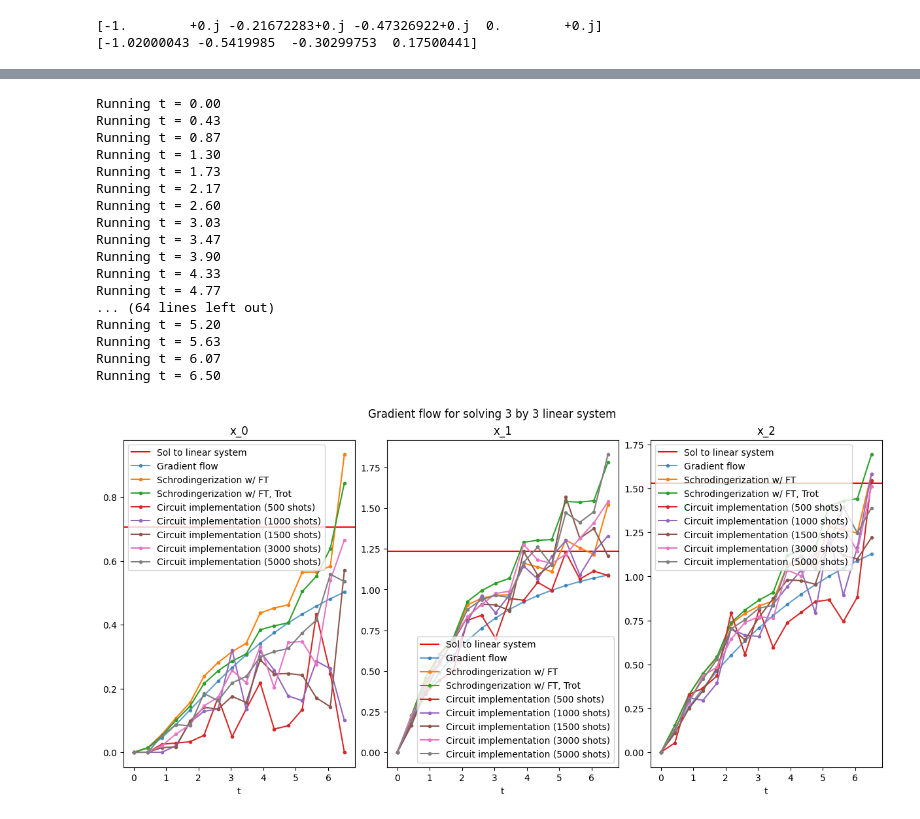
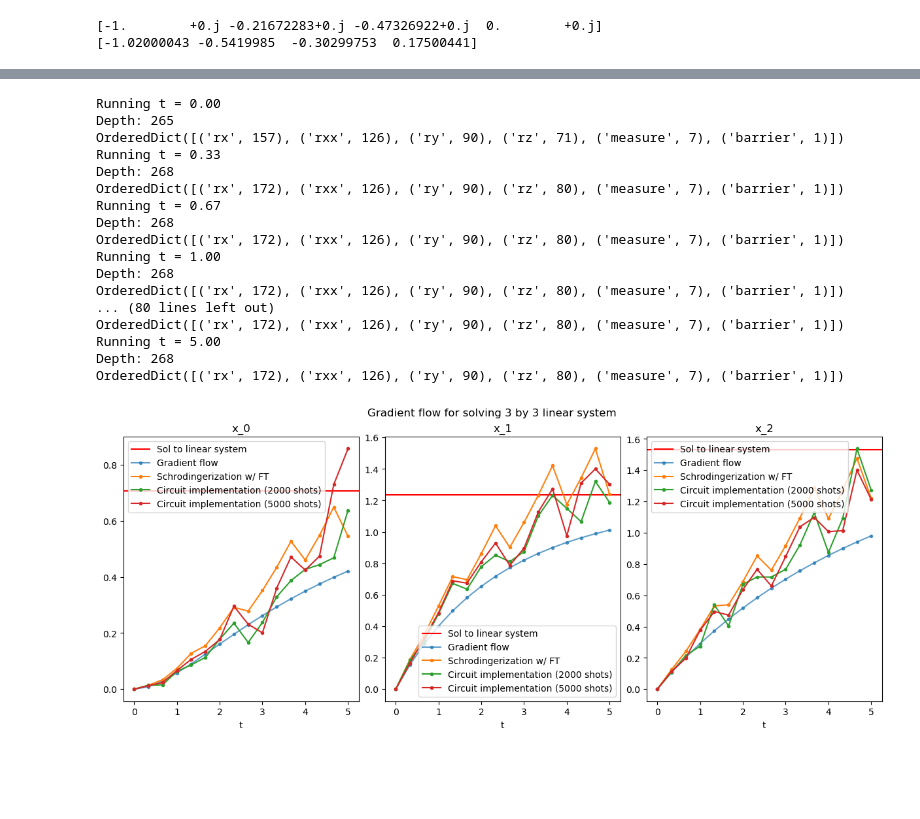
Before and after one commit to jli0108/quantum-diff-eq-ham-ebd, a Jupyter notebook: linear_system_std_binary.ipynb, the cells around one changed output, grey strips where cells are left out. Saved outputs shown, nothing was run; the diff lists cells and outputs as text; code cells hidden in the pictures; blank space fills up the shorter version.

```diff
--- a/linear_system_std_binary.ipynb
+++ b/linear_system_std_binary.ipynb
@@ -309,7 +308,7 @@ for i in range(3):
     axs[i].plot(t_vals, u_recover[:,i].real, '-o', label="Schrodingerization w/ FD", markersize=3)
 
     axs[i].plot(t_vals, u_recover_ft[:,i].real, '-o', label="Schrodingerization w/ FT", markersize=3)
-    axs[i].plot(t_vals, u_recover_trot[:,i].real, '-o', label="Schrodingerization w/ FT, Trot", markersize=3)
+    # axs[i].plot(t_vals, u_recover_trot[:,i].real, '-o', label="Schrodingerization w/ FT, Trot", markersize=3)
     # axs[i].plot(t_vals, sol_augmented.y[i], '--o', label="scipy augmented ODE", linewidth=3, alpha=0.7)
 
     axs[i].plot(t_vals, sol_gf.y[i], '-o', label="Gradient flow", alpha=0.7, markersize=3)
@@ -332,12 +354,20 @@ def get_pauli_weight(pauli_str):
     return weight
 
 def get_pauli_index(pauli_str):
-    assert get_pauli_weight(pauli_str) == 1
+    indices, paulis = get_pauli_indices(pauli_str)
+    assert len(indices) == 1, "Pauli string should have weight 1"
+    return indices[0], paulis[0]
+
+def get_pauli_indices(pauli_str):
     n = len(pauli_str)
-    i = 0
-    while pauli_str[n-1-i] == 'I':
-        i += 1
-    return i, pauli_str[n-1-i]
+    indices = []
+    paulis = []
+    for i in range(n):
+        pauli = pauli_str[n-1-i]
+        if pauli != 'I':
+            paulis.append(pauli)
+            indices.append(i)
+    return indices, paulis
 
 def pauli_to_int(pauli):
     if pauli == 'X':
@@ -664,3 +855,8 @@ def get_full_circuit(n_x, n_p, t, H_1, H_2, r):
 #     u_recover_circ[i] = (normalization_factor * np.exp(a) * np.sum(np.reshape(np.sqrt(dist_sim), newshape=(dimension + 1, N_p))[:,a_idx:], axis=1) * h)[:-1].real
 #     # plt.legend()
 #     # plt.show()
+# %%
+circuit = get_full_circuit(n_x, n_p, T, H_1, H_2, r=4)
+circuit.measure_all()
+compiled_circuit = transpile(circuit, basis_gates=['rx', 'ry', 'rz', 'rxx'], optimization_level=1)
+compiled_circuit.count_ops()
@@ -667,9 +870,9 @@ def get_full_circuit(n_x, n_p, t, H_1, H_2, r):
 # %%
-shots_vals = [500, 1000, 1500, 3000, 5000]
+shots_vals = [2000, 5000]
 
 t_vals = np.linspace(0, T, N_t)
 
-fig, axs = plt.subplots(1, dimension, constrained_layout=True, facecolor="white", figsize=(12,6))
+fig, axs = plt.subplots(1, dimension, constrained_layout=True, facecolor="white", figsize=(12,5))
 
 aspect = 0.4
 
@@ -681,7 +884,7 @@ for i in range(3):
     # axs[i].plot(t_vals, u_recover[:,i].real, '-o', label="Schrodingerization w/ FD", markersize=3)
 
     axs[i].plot(t_vals, u_recover_ft[:,i].real, '-o', label="Schrodingerization w/ FT", markersize=3)
-    axs[i].plot(t_vals, u_recover_trot[:,i].real, '-o', label="Schrodingerization w/ FT, Trot", markersize=3)
+    # axs[i].plot(t_vals, u_recover_trot[:,i].real, '-o', label="Schrodingerization w/ FT, Trot", markersize=3)
     # axs[i].plot(t_vals, sol_augmented.y[i], '--o', label="scipy augmented ODE", linewidth=3, alpha=0.7)
     # axs[i].plot(t_vals, u_recover_circ[:,i].real, '-o', label="Circuit implementation", markersize=3)
 
@@ -701,11 +904,11 @@ for shots in shots_vals:
         print(f"Running t ={t : 0.2f}")
 
         # Simulate with sampling
-        circuit = get_full_circuit_naive_trotter(n_x, n_p, t, H_1, H_2, r)
+        circuit = get_full_circuit(n_x, n_p, t, H_1, H_2, r)
         circuit.measure_all()
-        compiled_circuit = transpile(circuit, basis_gates=['rx', 'ry', 'rz', 'rzx'], optimization_level=2)
-        # print("Depth:", compiled_circuit.depth())
-        # print(compiled_circuit.count_ops())
+        compiled_circuit = transpile(circuit, basis_gates=['rx', 'ry', 'rz', 'rxx'], optimization_level=1)
+        print("Depth:", compiled_circuit.depth())
+        print(compiled_circuit.count_ops())
 
         # Run the quantum circuit on a statevector simulator backend
         backend = Aer.get_backend('statevector_simulator')
@@ -726,52 +929,52 @@ for shots in shots_vals:
 
         # # Simulate without sampling
         # circuit = get_full_circuit_naive_trotter(n_x, n_p, t, H_1, H_2, r)
-        # compiled_circuit = transpile(circuit, basis_gates=['rx', 'ry', 'rz', 'rzx'], optimization_level=2)
+        # compiled_circuit = transpile(circuit, basis_gates=['rx', 'ry', 'rz', 'rxx'], optimization_level=1)
         # # print("Depth:", compiled_circuit.depth())
         # # print(compiled_circuit.count_ops())
 
         # # Run the quantum circuit on a statevector simulator backend
         # backend = Aer.get_backend('statevector_simulator')
         # job = backend.run(compiled_circuit)
         # result = job.result()
         # output_state = np.array(result.get_statevector(compiled_circuit))
         # dist_ideal = np.abs(output_state)**2
         # plt.plot(dist_ideal, label="output")
 
         lambda_min = -norm(b)/2
         a = -lambda_min * t
         a_idx = int((a - L) / h)
         # u_recover[i] = np.exp(a) * np.sum(np.reshape(v, newshape=(N_t, dimension, N))[i,:,a_idx:], axis=1) * h
         u_recover_circ[i] = (normalization_factor * np.exp(a) * np.sum(np.reshape(np.sqrt(dist_sim), newshape=(dimension + 1, N_p))[:,a_idx:], axis=1) * h)[:-1].real
         # plt.legend()
         # plt.show()
 
 
     for i in range(3):
         axs[i].plot(t_vals, u_recover_circ[:,i].real, '-o', label=f"Circuit implementation ({shots} shots)", markersize=3)
 for i in range(3):
     axs[i].legend()
 plt.suptitle(f"Gradient flow for solving {dimension} by {dimension} linear system")
 plt.show()
 # %% [output]
 Running t = 0.00
-Running t = 0.43
-Running t = 0.87
-Running t = 1.30
-Running t = 1.73
-Running t = 2.17
-Running t = 2.60
-Running t = 3.03
-Running t = 3.47
-Running t = 3.90
-Running t = 4.33
-Running t = 4.77
-... (64 lines left out)
-Running t = 5.20
-Running t = 5.63
-Running t = 6.07
-Running t = 6.50
+Depth: 265
+OrderedDict([('rx', 157), ('rxx', 126), ('ry', 90), ('rz', 71), ('measure', 7), ('barrier', 1)])
+Running t = 0.33
+Depth: 268
+OrderedDict([('rx', 172), ('rxx', 126), ('ry', 90), ('rz', 80), ('measure', 7), ('barrier', 1)])
+Running t = 0.67
+Depth: 268
+OrderedDict([('rx', 172), ('rxx', 126), ('ry', 90), ('rz', 80), ('measure', 7), ('barrier', 1)])
+Running t = 1.00
+Depth: 268
+OrderedDict([('rx', 172), ('rxx', 126), ('ry', 90), ('rz', 80), ('measure', 7), ('barrier', 1)])
+... (80 lines left out)
+OrderedDict([('rx', 172), ('rxx', 126), ('ry', 90), ('rz', 80), ('measure', 7), ('barrier', 1)])
+Running t = 5.00
+Depth: 268
+OrderedDict([('rx', 172), ('rxx', 126), ('ry', 90), ('rz', 80), ('measure', 7), ('barrier', 1)])
-[figure, old version]
+[figure, new version]
 # %%
 t_vals = np.linspace(0, T, N_t)
 
```
Also changed, not shown: parts of 22 cells of this notebook, 7 other files.
